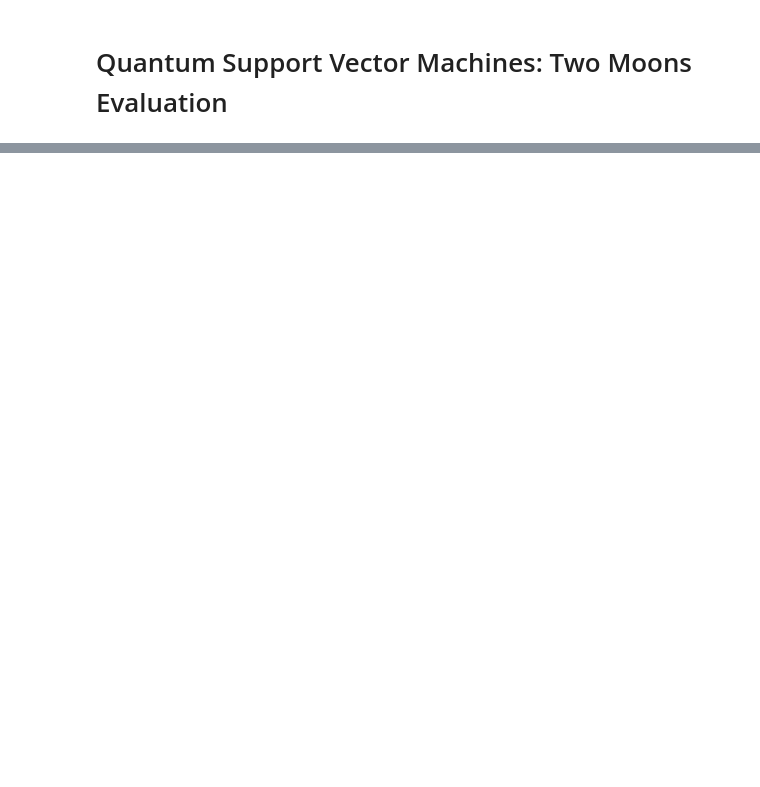
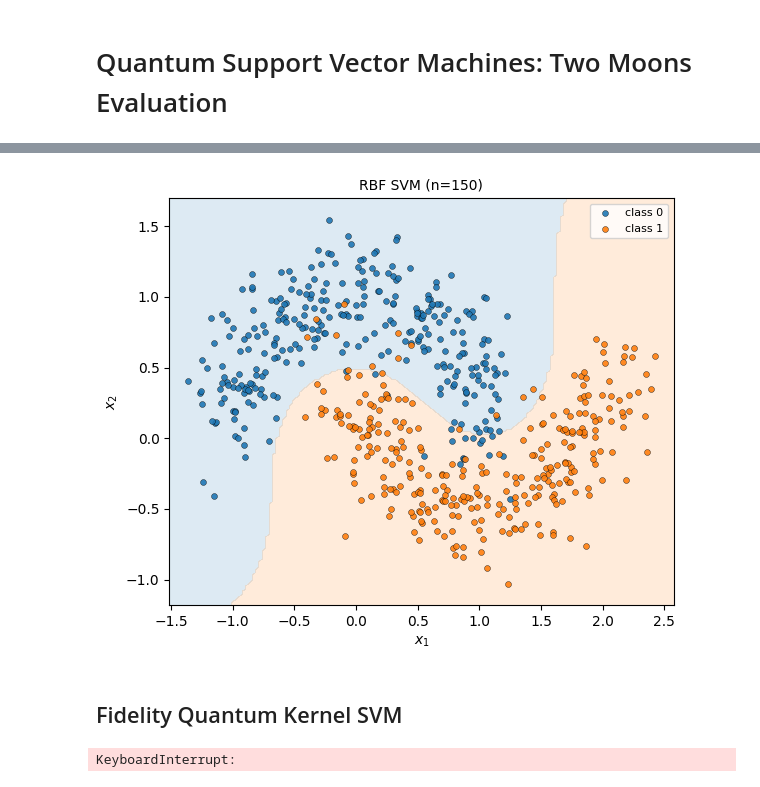
Before and after one commit to S-Spence/Quantum-Support-Vector-Machines, a Jupyter notebook: qsvm_two_moons_example.ipynb, the cells around one changed output, grey strips where cells are left out. Drawn from its saved outputs; the diff is of its cells as text; code cells hidden in the pictures; blank space fills up the shorter version.

```diff
--- a/qsvm_two_moons_example.ipynb
+++ b/qsvm_two_moons_example.ipynb
@@ -99 +107,50 @@ plt.show()
+# %%
+# plot decision boundary
+fig_rbf = decision_boundary_plot(
+    predict_fn=lambda x_batch: rbf_svm.predict(x_batch),
+    x=data, y=labels, save_path=PLOT_RBF,
+    title="RBF SVM",
+    n=150
+)
+# %% [output]
+[figure, added]
+# %% [markdown]
+## Fidelity Quantum Kernel SVM
+# %%
+# build a shallow feature map
+feature_map = ZZFeatureMap(feature_dimension=2, reps=2, entanglement="linear")
+
+# hyperparameter tuning
+c_grid = [0.5, 1.0, 2.0]
+
+k_fold = StratifiedKFold(n_splits=3, shuffle=True, random_state=RNG)
+
+# precompute fidelity kernel
+fid_kernel = FidelityKernel(feature_map)
+kernel = fid_kernel.fit(x_train)
+
+best_score, best_cfg = [-1.0, 0.0], None
+print("Grid Search Hyperparameter Tuning: Fidelity Kernel QSVM")
+
+for c in c_grid:
+    cv_acc = []
+    for tr, val in k_fold.split(x_train, y_train):
+        # slice the precomputed kernel for this fold
+        k_tr  = kernel[np.ix_(tr, tr)]
+        k_val = kernel[np.ix_(val, tr)]
+
+        clf = SVC(kernel="precomputed", C=c, scale_range=(0.0, np.pi), random_state=RNG)
+        clf.fit(k_tr, y_train[tr])
+        preds = clf.predict(k_val)
+        cv_acc.append(accuracy_score(y_train[val], preds))
+
+    mean_acc, std = float(np.mean(cv_acc)), float(np.std(cv_acc, ddof=1))
+    print(f"Accuracy: {mean_acc:.3f}{chr(177)}{std:.3f} with C={c}")
+    if mean_acc > best_score[0]:
+        best_score, best_cfg = [mean_acc, std], {"C": c}
+
+print("\nBest model:\n")
+print(f"Accuracy: {best_score[0]:.3f}{chr(177)}{best_score[1]:.3f} with C={best_cfg['C']}")
+# %% [output]
+KeyboardInterrupt:
 # %%
```
Also changed, not shown: parts of 14 cells of this notebook, 7 other files.
